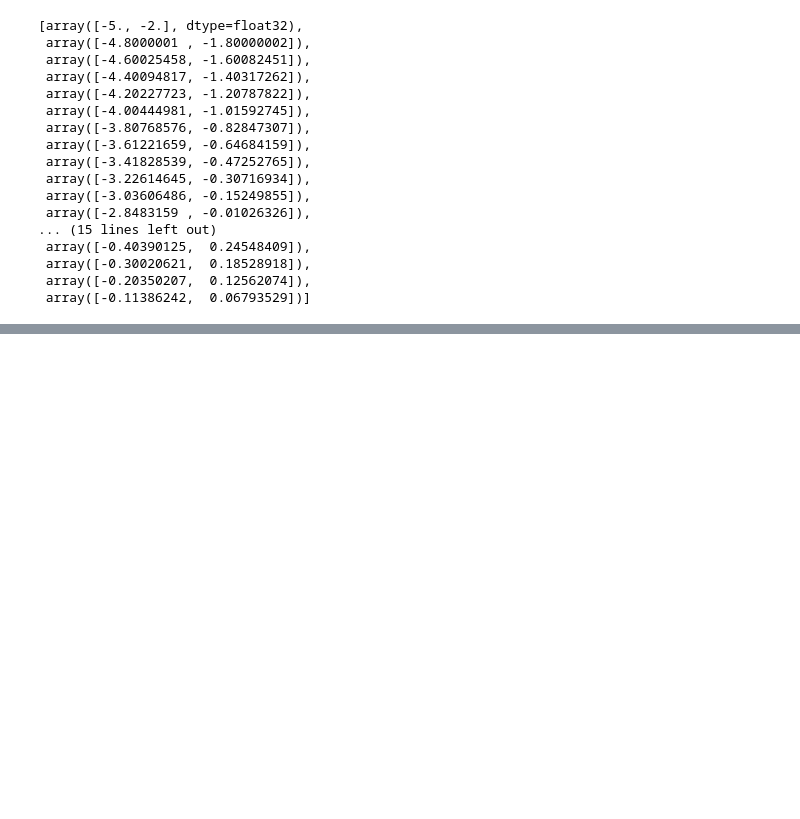
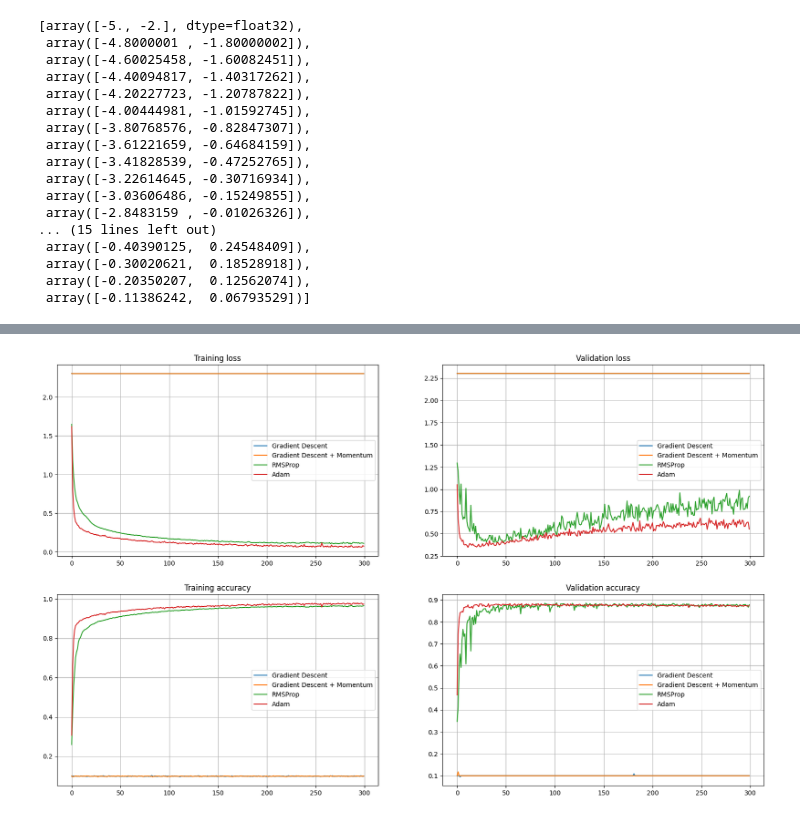
Before and after one commit to tiviluson/AIO-2024-Exercise, a Jupyter notebook: Module 5/Week 4/Optimizer_11_17_24.ipynb, the cells around one changed output, grey strips where cells are left out. Saved outputs shown, nothing was run; the diff lists cells and outputs as text; code cells hidden in the pictures; blank space fills up the shorter version.

```diff
--- a/Module 5/Week 4/Optimizer_11_17_24.ipynb
+++ b/Module 5/Week 4/Optimizer_11_17_24.ipynb
@@ -400,0 +504,5 @@ train_p4(adam, 0.2, 30)
+# %%
+train_losses = {}
+train_acc = {}
+val_losses = {}
+val_acc = {}
@@ -400,0 +605,3 @@ train_p4(adam, 0.2, 30)
+# %%
+optimizer_name = 'Adam'
+train_losses[optimizer_name], train_acc[optimizer_name], val_losses[optimizer_name], val_acc[optimizer_name] = train(model, optimizer, criterion, train_loader, test_loader, num_epochs)
@@ -400,0 +626,20 @@ train_p4(adam, 0.2, 30)
+# %%
+import matplotlib.pyplot as plt
+
+fig, ax = plt.subplots(2, 2, figsize=(20, 12))
+
+def single_plot(ax, data, title):
+    for optimizer_name, values in data.items():
+        ax.plot(values, label=f'{optimizer_name}')
+    ax.set_title(title)
+    ax.legend()
+    ax.grid()
+
+single_plot(ax[0, 0], train_losses, 'Training loss')
+single_plot(ax[0, 1], val_losses, 'Validation loss')
+single_plot(ax[1, 0], train_acc, 'Training accuracy')
+single_plot(ax[1, 1], val_acc, 'Validation accuracy')
+
+plt.show()
+# %% [output]
+[figure, added]
```
Also changed, not shown: parts of 36 cells of this notebook.
